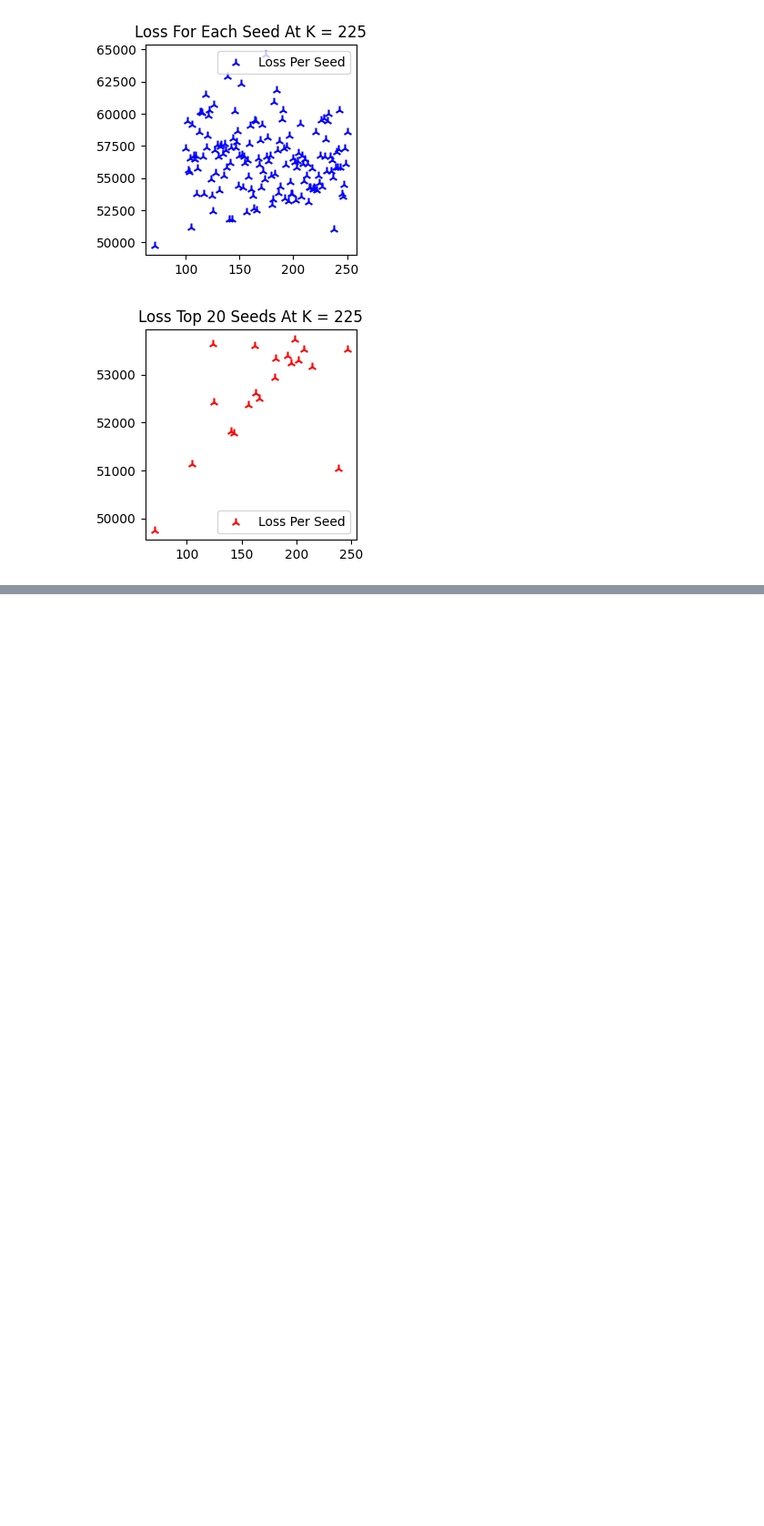
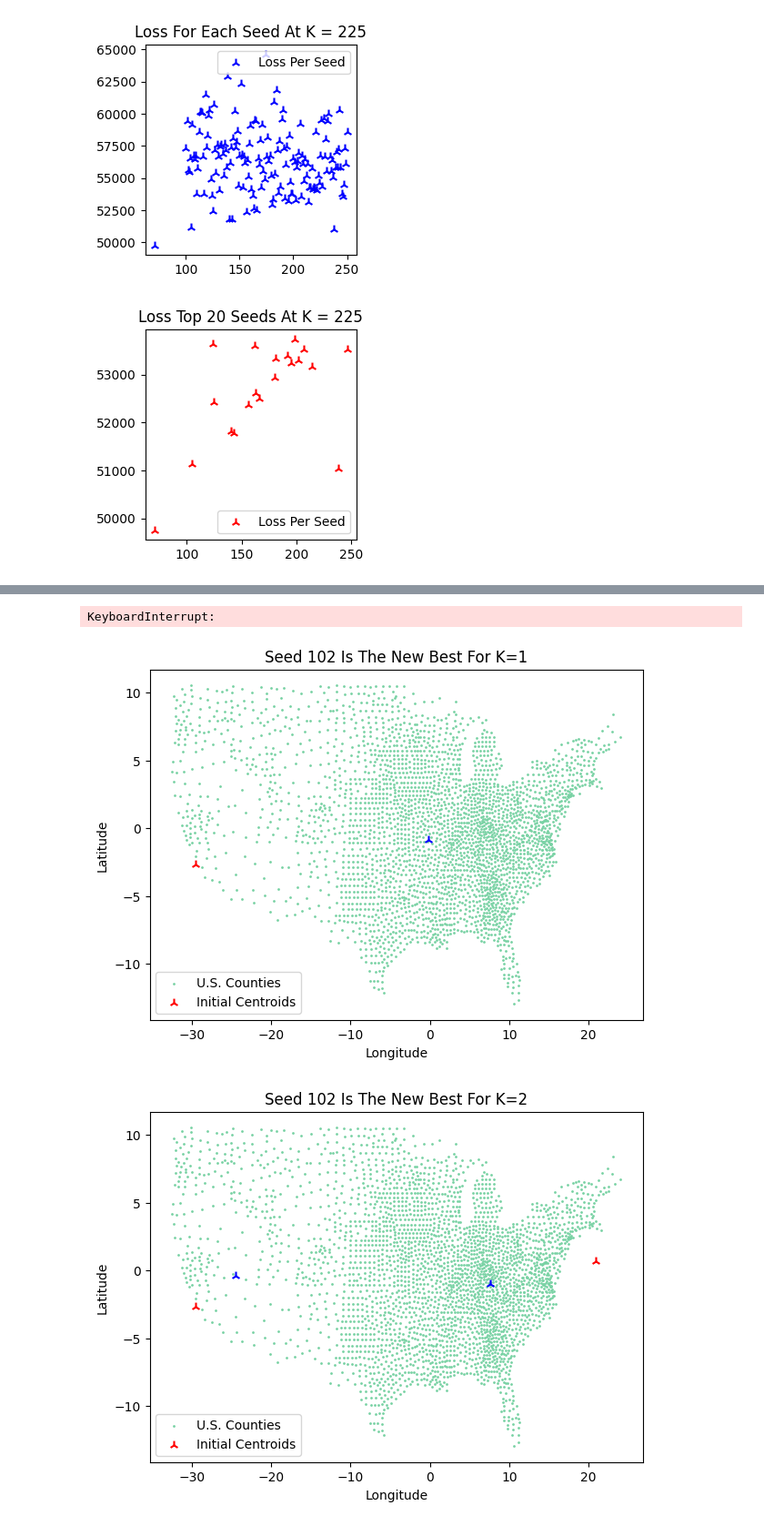
Before and after one commit to Tyrowo/county-population-clustering, a Jupyter notebook: K-Means Clustering.ipynb, the cells around one changed output, grey strips where cells are left out. Shown at 91% size. Saved outputs shown, nothing was run; the diff lists cells and outputs as text; code cells hidden in the pictures; blank space fills up the shorter version.

Commit message:
Update K-Means Clustering.ipynb
Everything is set as well as it can be. Letting it run to create my model. Fingers crossed.

```diff
--- a/K-Means Clustering.ipynb
+++ b/K-Means Clustering.ipynb
@@ -1021,0 +1042,16 @@ at least 4 in top 20 [105]
+# %%
+k_best_seeds = [0]
+k_losses = [0]
+k_best_init_centroids = [0]
+k_best_final_centroids = [0]
+k_all_seeds_resulting_loss = [0]
+k_best_centroid_count = [0]
+
+for k in range(1, 20):
+  if k < 111:
+    k_means(k, [102])
+  else:
+    k_means(k, [71])
+
+# actually jk. first instead of running a full batch, I'm going to run 20 to see how it goes and start playing with some visualizations
+# %% [output]
@@ -1021,0 +1075,3 @@ at least 4 in top 20 [105]
+KeyboardInterrupt:
+[figure, added]
+[figure, added]
```
Also changed, not shown: parts of 10 cells of this notebook.
